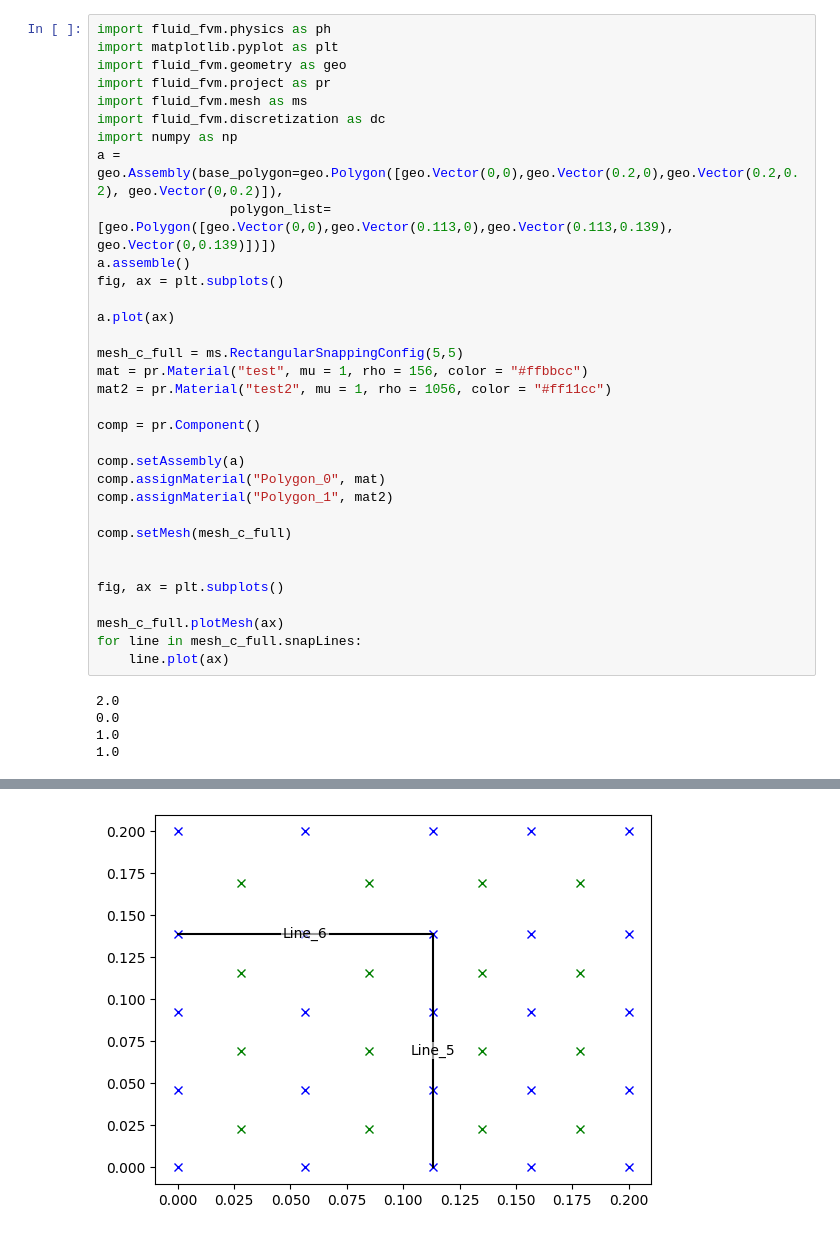
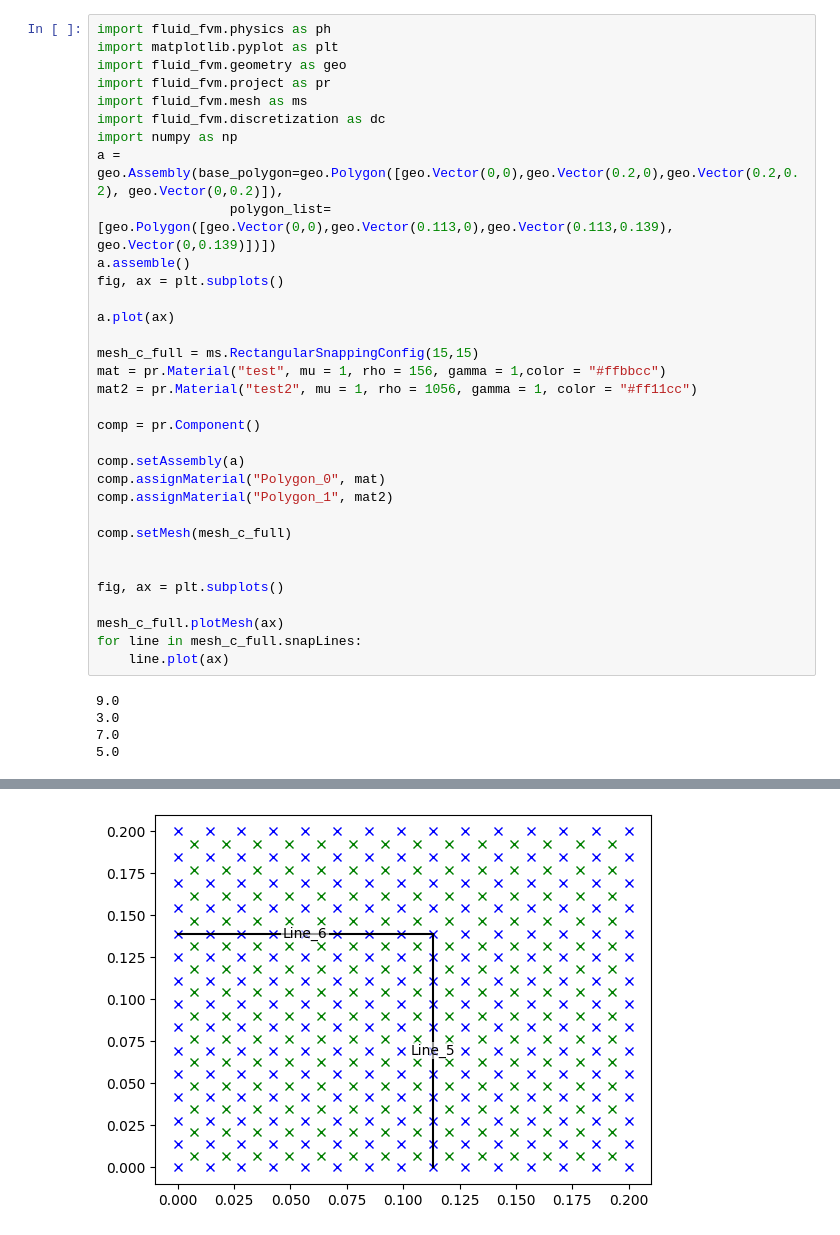
Before and after one commit to csillagu/FVM-Solver, a Jupyter notebook: investigation/nonrect_mesh.ipynb, the cells around one changed output, grey strips where cells are left out. Cells and saved outputs as stored; diff of their text form.

```diff
--- a/investigation/nonrect_mesh.ipynb
+++ b/investigation/nonrect_mesh.ipynb
@@ -3,38 +3,38 @@ import fluid_fvm.physics as ph
 import matplotlib.pyplot as plt
 import fluid_fvm.geometry as geo
 import fluid_fvm.project as pr
 import fluid_fvm.mesh as ms
 import fluid_fvm.discretization as dc
 import numpy as np
 a = geo.Assembly(base_polygon=geo.Polygon([geo.Vector(0,0),geo.Vector(0.2,0),geo.Vector(0.2,0.2), geo.Vector(0,0.2)]),
                  polygon_list=[geo.Polygon([geo.Vector(0,0),geo.Vector(0.113,0),geo.Vector(0.113,0.139), geo.Vector(0,0.139)])])
 a.assemble()
 fig, ax = plt.subplots()
 
 a.plot(ax)
 
-mesh_c_full = ms.RectangularSnappingConfig(5,5)
-mat = pr.Material("test", mu = 1, rho = 156, color = "#ffbbcc")
-mat2 = pr.Material("test2", mu = 1, rho = 1056, color = "#ff11cc")
+mesh_c_full = ms.RectangularSnappingConfig(15,15)
+mat = pr.Material("test", mu = 1, rho = 156, gamma = 1,color = "#ffbbcc")
+mat2 = pr.Material("test2", mu = 1, rho = 1056, gamma = 1, color = "#ff11cc")
 
 comp = pr.Component()
 
 comp.setAssembly(a)
 comp.assignMaterial("Polygon_0", mat)
 comp.assignMaterial("Polygon_1", mat2)
 
 comp.setMesh(mesh_c_full)
 
 
 fig, ax = plt.subplots()
 
 mesh_c_full.plotMesh(ax)
 for line in mesh_c_full.snapLines:
     line.plot(ax)
 # %% [output]
-2.0
-0.0
-1.0
-1.0
+9.0
+3.0
+7.0
+5.0
 [figure]
-[figure, old version]
+[figure, new version]
```
Also changed, not shown: parts of 1 cell of this notebook.
